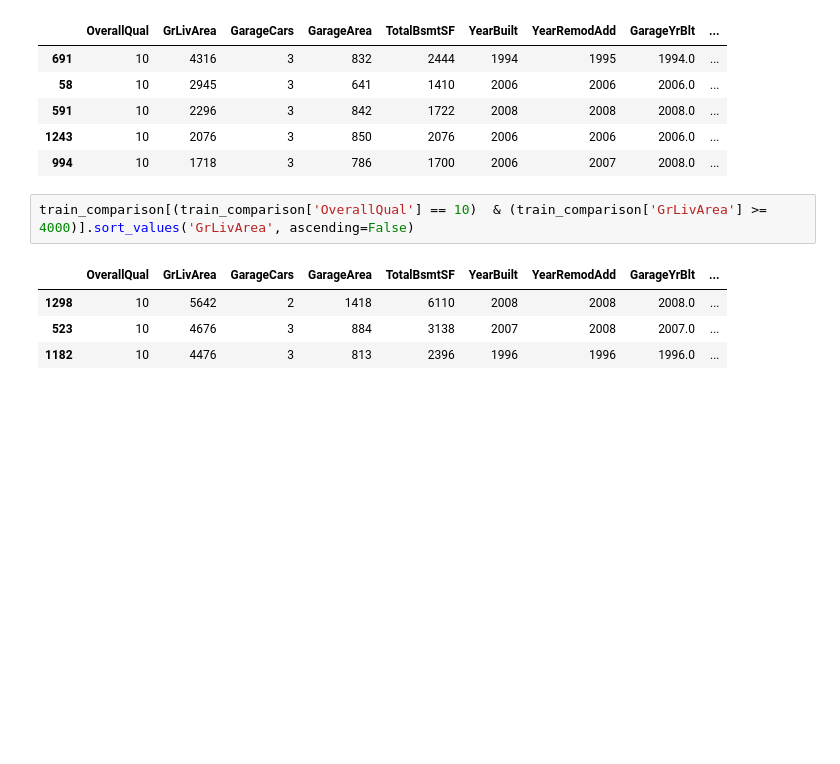
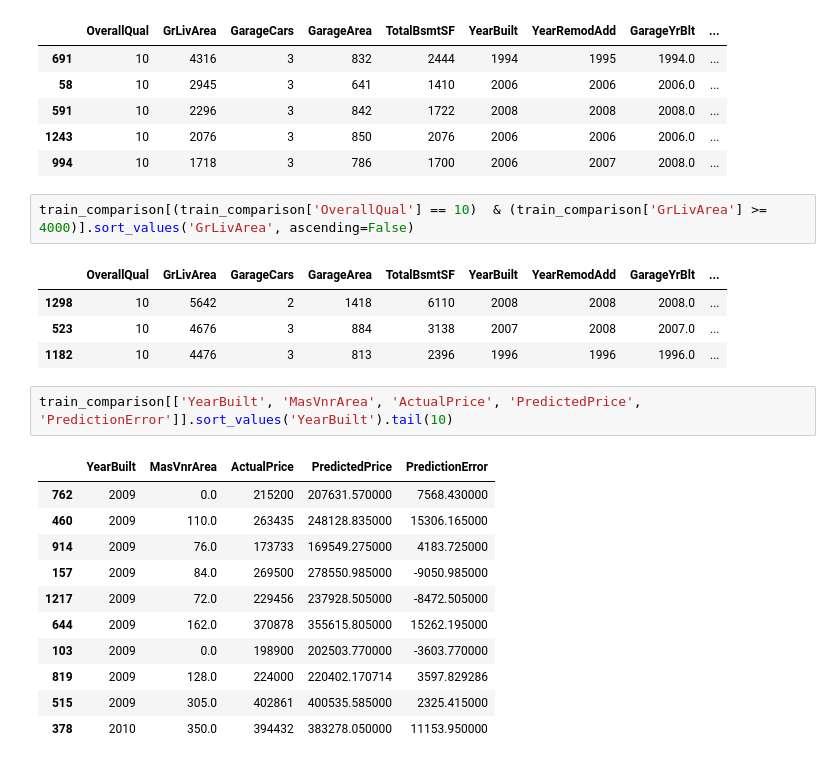
Before and after one commit to kogimurio/house_sales_prediction, a Jupyter notebook: saales_price_predictions.ipynb, the cells around one changed output. Cells and saved outputs as stored; diff of their text form; blank space fills up the shorter version.

```diff
--- a/saales_price_predictions.ipynb
+++ b/saales_price_predictions.ipynb
@@ -4104,3 +4104,17 @@ train_comparison[(train_comparison['OverallQual'] == 10)  & (train_comparison['G
 | 1298 | 10 | 5642 | 2 | 1418 | 6110 | 2008 | 2008 | 2008.0 | ... |
 | 523 | 10 | 4676 | 3 | 884 | 3138 | 2007 | 2008 | 2007.0 | ... |
 | 1182 | 10 | 4476 | 3 | 813 | 2396 | 1996 | 1996 | 1996.0 | ... |
+# %%
+train_comparison[['YearBuilt', 'MasVnrArea', 'ActualPrice', 'PredictedPrice', 'PredictionError']].sort_values('YearBuilt').tail(10)
+# %% [output]
+|  | YearBuilt | MasVnrArea | ActualPrice | PredictedPrice | PredictionError |
+| 762 | 2009 | 0.0 | 215200 | 207631.570000 | 7568.430000 |
+| 460 | 2009 | 110.0 | 263435 | 248128.835000 | 15306.165000 |
+| 914 | 2009 | 76.0 | 173733 | 169549.275000 | 4183.725000 |
+| 157 | 2009 | 84.0 | 269500 | 278550.985000 | -9050.985000 |
+| 1217 | 2009 | 72.0 | 229456 | 237928.505000 | -8472.505000 |
+| 644 | 2009 | 162.0 | 370878 | 355615.805000 | 15262.195000 |
+| 103 | 2009 | 0.0 | 198900 | 202503.770000 | -3603.770000 |
+| 819 | 2009 | 128.0 | 224000 | 220402.170714 | 3597.829286 |
+| 515 | 2009 | 305.0 | 402861 | 400535.585000 | 2325.415000 |
+| 378 | 2010 | 350.0 | 394432 | 383278.050000 | 11153.950000 |
```
Also changed, not shown: parts of 2 cells of this notebook.
